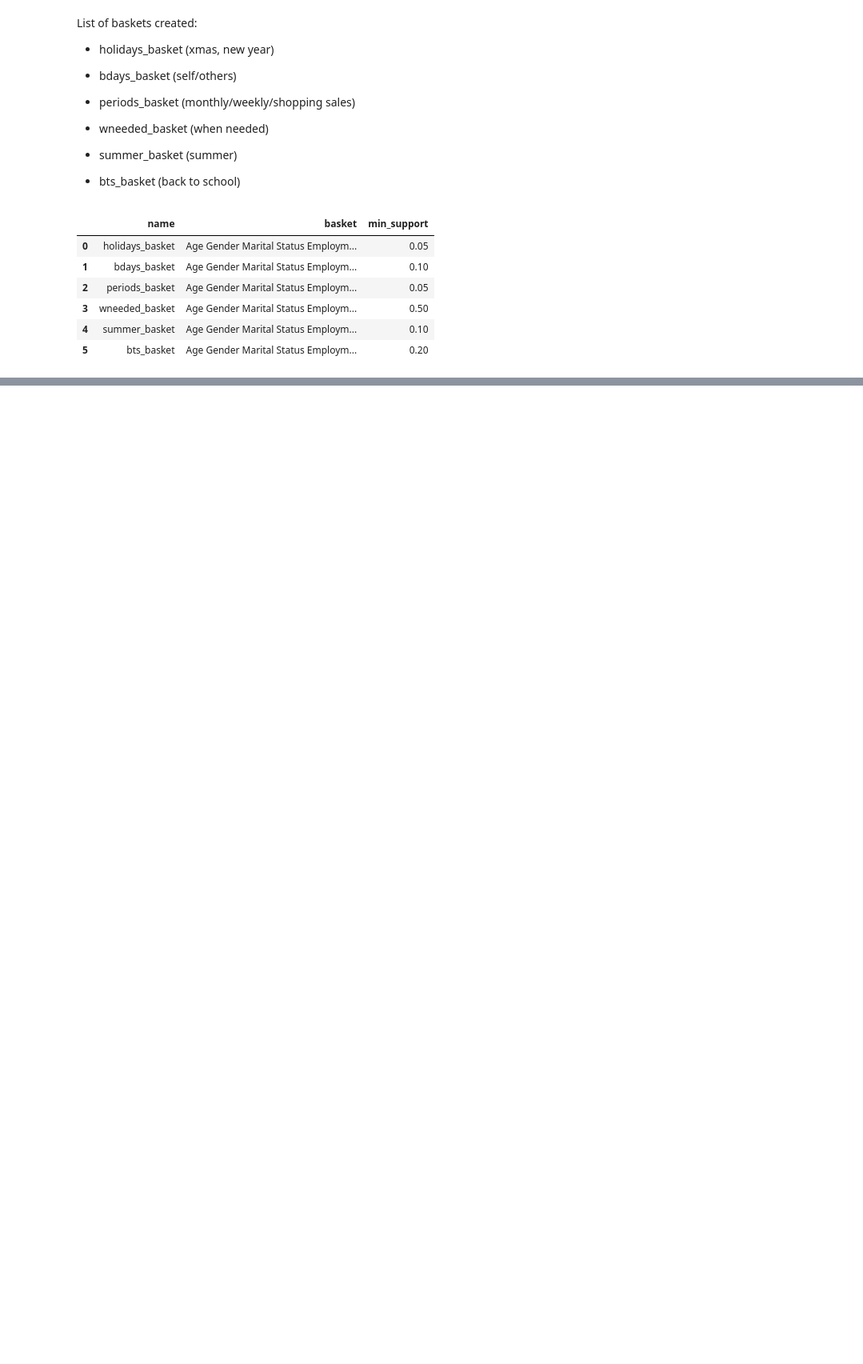
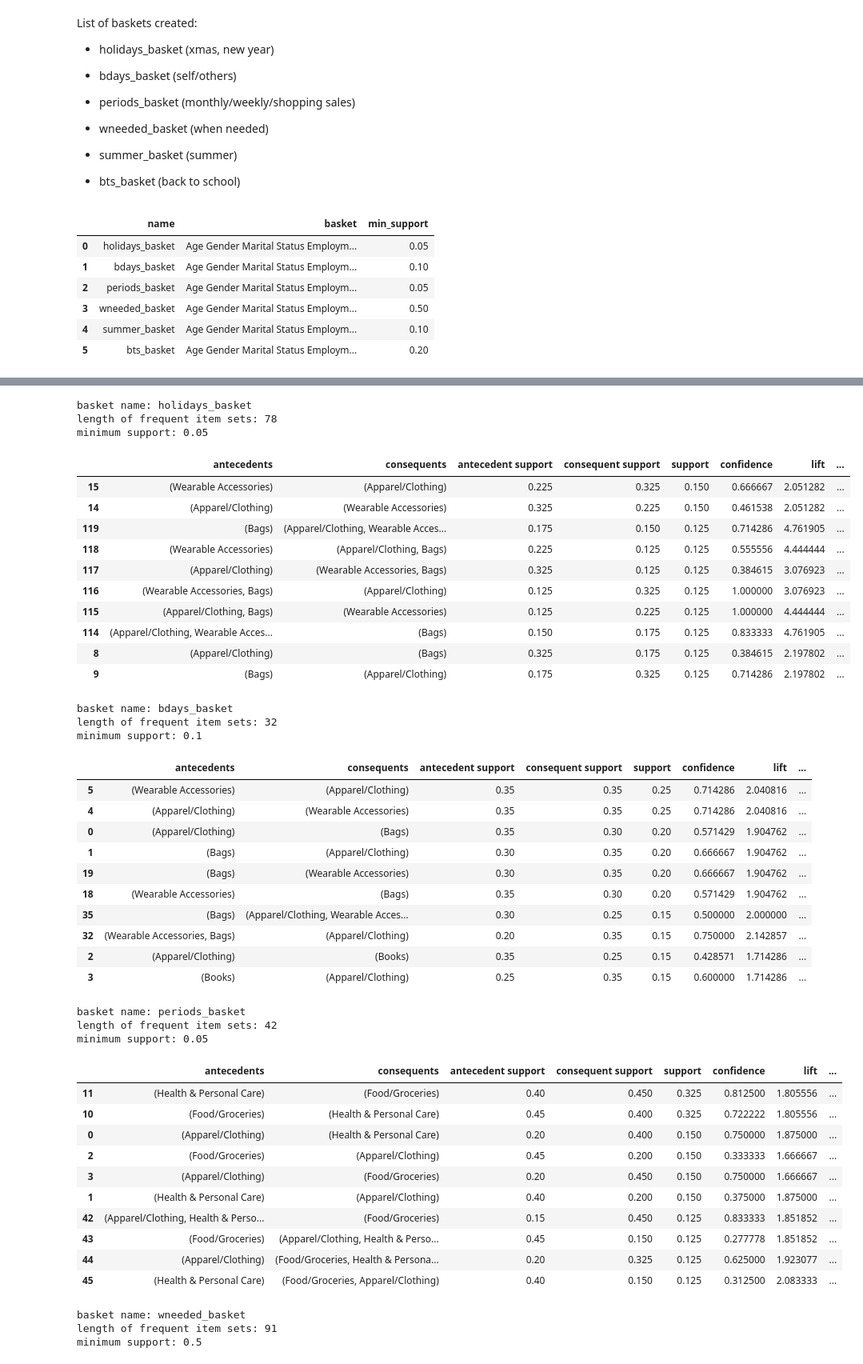
Before and after one commit to ABCD-EDU/cs322-sale-promos, a Jupyter notebook: src/preprocessor.ipynb, the cells around one changed output, grey strips where cells are left out. Shown at 80% size. Drawn from its saved outputs; the diff is of its cells as text; code cells hidden in the pictures; blank space fills up the shorter version.

```diff
--- a/src/preprocessor.ipynb
+++ b/src/preprocessor.ipynb
@@ -253,0 +367,70 @@ minimum support: 0.2
+# %%
+# Get rules from all male baskets
+
+for i in baskets.index:
+    # Indicate which basket to show rules:
+    row = baskets.iloc[i]
+    basket_name = row["name"]
+    basket = row["basket"]
+    min_support = row["min_support"]
+    print(f'basket name: {basket_name}')
+
+    # Sort the holiday basket
+    # Sort the basket before dropping user_data_cols
+    basket_sorted = basket[basket["Gender"] == "Female"].drop(user_data_cols, axis=1)
+
+    # Get frequent item set
+    freq_items = apriori(basket_sorted, min_support = min_support, use_colnames=True)
+    freq_items.sort_values("support", ascending=False)
+
+    print(f'length of frequent item sets: {len(freq_items)}')
+    print(f'minimum support: {min_support}')
+    # Get rules
+    rules = association_rules(freq_items, metric="lift", min_threshold=1)
+    display(rules.sort_values("support", ascending=False).head(10))
+# %% [output]
+basket name: holidays_basket
+length of frequent item sets: 78
+minimum support: 0.05
+|  | antecedents | consequents | antecedent support | consequent support | support | confidence | lift | ... |
+| 15 | (Wearable Accessories) | (Apparel/Clothing) | 0.225 | 0.325 | 0.150 | 0.666667 | 2.051282 | ... |
+| 14 | (Apparel/Clothing) | (Wearable Accessories) | 0.325 | 0.225 | 0.150 | 0.461538 | 2.051282 | ... |
+| 119 | (Bags) | (Apparel/Clothing, Wearable Acces... | 0.175 | 0.150 | 0.125 | 0.714286 | 4.761905 | ... |
+| 118 | (Wearable Accessories) | (Apparel/Clothing, Bags) | 0.225 | 0.125 | 0.125 | 0.555556 | 4.444444 | ... |
+| 117 | (Apparel/Clothing) | (Wearable Accessories, Bags) | 0.325 | 0.125 | 0.125 | 0.384615 | 3.076923 | ... |
+| 116 | (Wearable Accessories, Bags) | (Apparel/Clothing) | 0.125 | 0.325 | 0.125 | 1.000000 | 3.076923 | ... |
+| 115 | (Apparel/Clothing, Bags) | (Wearable Accessories) | 0.125 | 0.225 | 0.125 | 1.000000 | 4.444444 | ... |
+| 114 | (Apparel/Clothing, Wearable Acces... | (Bags) | 0.150 | 0.175 | 0.125 | 0.833333 | 4.761905 | ... |
+| 8 | (Apparel/Clothing) | (Bags) | 0.325 | 0.175 | 0.125 | 0.384615 | 2.197802 | ... |
+| 9 | (Bags) | (Apparel/Clothing) | 0.175 | 0.325 | 0.125 | 0.714286 | 2.197802 | ... |
+basket name: bdays_basket
+length of frequent item sets: 32
+minimum support: 0.1
+|  | antecedents | consequents | antecedent support | consequent support | support | confidence | lift | ... |
+| 5 | (Wearable Accessories) | (Apparel/Clothing) | 0.35 | 0.35 | 0.25 | 0.714286 | 2.040816 | ... |
+| 4 | (Apparel/Clothing) | (Wearable Accessories) | 0.35 | 0.35 | 0.25 | 0.714286 | 2.040816 | ... |
+| 0 | (Apparel/Clothing) | (Bags) | 0.35 | 0.30 | 0.20 | 0.571429 | 1.904762 | ... |
+| 1 | (Bags) | (Apparel/Clothing) | 0.30 | 0.35 | 0.20 | 0.666667 | 1.904762 | ... |
+| 19 | (Bags) | (Wearable Accessories) | 0.30 | 0.35 | 0.20 | 0.666667 | 1.904762 | ... |
+| 18 | (Wearable Accessories) | (Bags) | 0.35 | 0.30 | 0.20 | 0.571429 | 1.904762 | ... |
+| 35 | (Bags) | (Apparel/Clothing, Wearable Acces... | 0.30 | 0.25 | 0.15 | 0.500000 | 2.000000 | ... |
+| 32 | (Wearable Accessories, Bags) | (Apparel/Clothing) | 0.20 | 0.35 | 0.15 | 0.750000 | 2.142857 | ... |
+| 2 | (Apparel/Clothing) | (Books) | 0.35 | 0.25 | 0.15 | 0.428571 | 1.714286 | ... |
+| 3 | (Books) | (Apparel/Clothing) | 0.25 | 0.35 | 0.15 | 0.600000 | 1.714286 | ... |
+basket name: periods_basket
+length of frequent item sets: 42
+minimum support: 0.05
+|  | antecedents | consequents | antecedent support | consequent support | support | confidence | lift | ... |
+| 11 | (Health & Personal Care) | (Food/Groceries) | 0.40 | 0.450 | 0.325 | 0.812500 | 1.805556 | ... |
+| 10 | (Food/Groceries) | (Health & Personal Care) | 0.45 | 0.400 | 0.325 | 0.722222 | 1.805556 | ... |
+| 0 | (Apparel/Clothing) | (Health & Personal Care) | 0.20 | 0.400 | 0.150 | 0.750000 | 1.875000 | ... |
+| 2 | (Food/Groceries) | (Apparel/Clothing) | 0.45 | 0.200 | 0.150 | 0.333333 | 1.666667 | ... |
+| 3 | (Apparel/Clothing) | (Food/Groceries) | 0.20 | 0.450 | 0.150 | 0.750000 | 1.666667 | ... |
+| 1 | (Health & Personal Care) | (Apparel/Clothing) | 0.40 | 0.200 | 0.150 | 0.375000 | 1.875000 | ... |
+| 42 | (Apparel/Clothing, Health & Perso... | (Food/Groceries) | 0.15 | 0.450 | 0.125 | 0.833333 | 1.851852 | ... |
+| 43 | (Food/Groceries) | (Apparel/Clothing, Health & Perso... | 0.45 | 0.150 | 0.125 | 0.277778 | 1.851852 | ... |
+| 44 | (Apparel/Clothing) | (Food/Groceries, Health & Persona... | 0.20 | 0.325 | 0.125 | 0.625000 | 1.923077 | ... |
+| 45 | (Health & Personal Care) | (Food/Groceries, Apparel/Clothing) | 0.40 | 0.150 | 0.125 | 0.312500 | 2.083333 | ... |
+basket name: wneeded_basket
+length of frequent item sets: 91
+minimum support: 0.5
```
Also changed, not shown: parts of 9 cells of this notebook.
